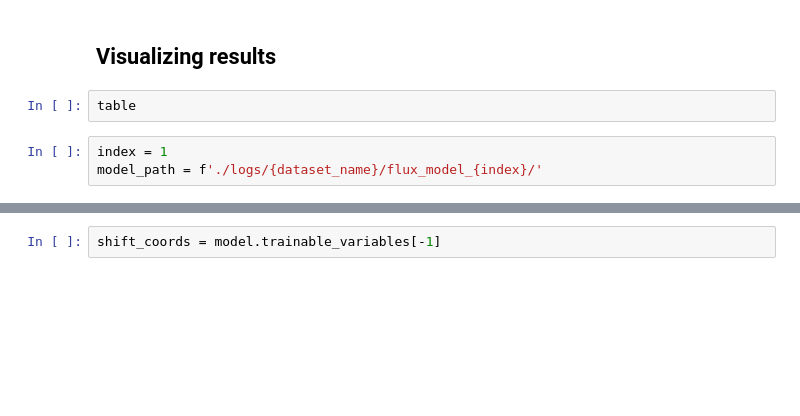
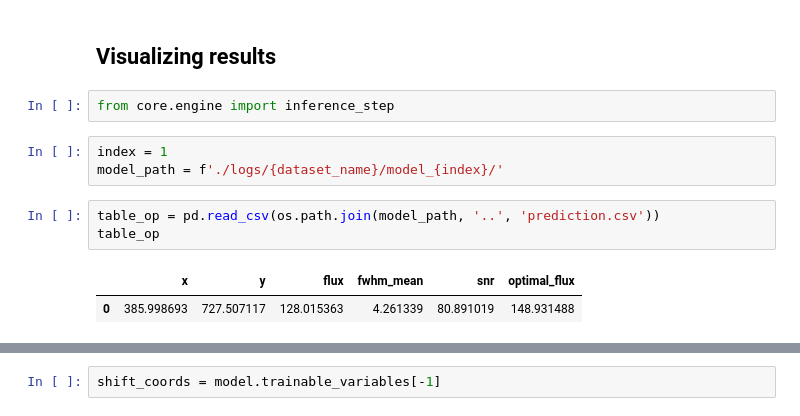
Before and after one commit to yemsnucleus/NEGFC, a Jupyter notebook: tutorial.ipynb, the cells around one changed output, grey strips where cells are left out. Saved outputs shown, nothing was run; the diff lists cells and outputs as text; blank space fills up the shorter version.

```diff
--- a/tutorial.ipynb
+++ b/tutorial.ipynb
@@ -87,10 +102,16 @@ Epoch 2195/1000000
 # %% [markdown]
 ## Visualizing results
-# %%
-table
+# %%
+from core.engine import inference_step
 # %%
 index = 1
-model_path = f'./logs/{dataset_name}/flux_model_{index}/'
+model_path = f'./logs/{dataset_name}/model_{index}/'
+# %%
+table_op = pd.read_csv(os.path.join(model_path, '..', 'prediction.csv'))
+table_op
+# %% [output]
+|  | x | y | flux | fwhm_mean | snr | optimal_flux |
+| 0 | 385.998693 | 727.507117 | 128.015363 | 4.261339 | 80.891019 | 148.931488 |
 # %%
 fig, axes = plt.subplots(1, 3, figsize=(10, 3),
                          gridspec_kw={'hspace': 0, 'wspace': 0.4})
```
Also changed, not shown: parts of 20 cells of this notebook, 2 other files.
